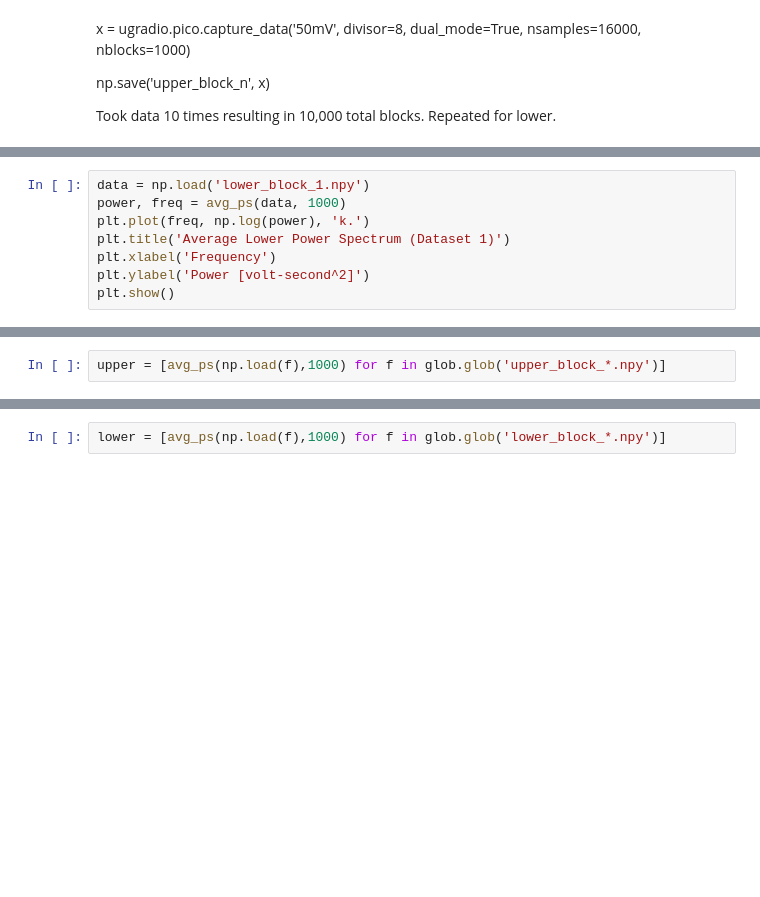
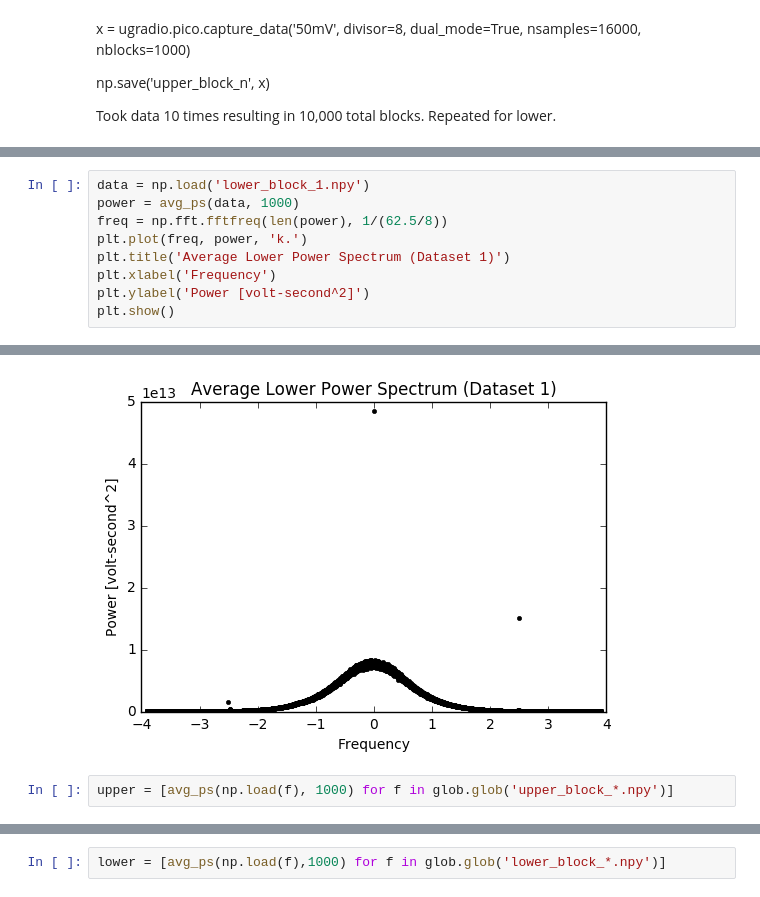
Before and after one commit to gracefujii/Astro-121, a Jupyter notebook: Lab 2.ipynb, the cells around one changed output, grey strips where cells are left out. Drawn from its saved outputs; the diff is of its cells as text; blank space fills up the shorter version.

```diff
--- a/Lab 2.ipynb
+++ b/Lab 2.ipynb
@@ -76,7 +85,8 @@ plt.show()
 # %%
 data = np.load('lower_block_1.npy')
-power, freq = avg_ps(data, 1000)
-plt.plot(freq, np.log(power), 'k.')
+power = avg_ps(data, 1000)
+freq = np.fft.fftfreq(len(power), 1/(62.5/8))
+plt.plot(freq, power, 'k.')
 plt.title('Average Lower Power Spectrum (Dataset 1)')
 plt.xlabel('Frequency')
 plt.ylabel('Power [volt-second^2]')
@@ -87,5 +95,6 @@ plt.show()
+[figure, added]
 # %%
-upper = [avg_ps(np.load(f),1000) for f in glob.glob('upper_block_*.npy')]
+upper = [avg_ps(np.load(f), 1000) for f in glob.glob('upper_block_*.npy')]
 # %%
 avg_upper = sum(upper) / len(upper)
 frequency = np.fft.fftfreq(len(avg_upper), 1/(62.5/8))
```
Also changed, not shown: parts of 34 cells of this notebook.
